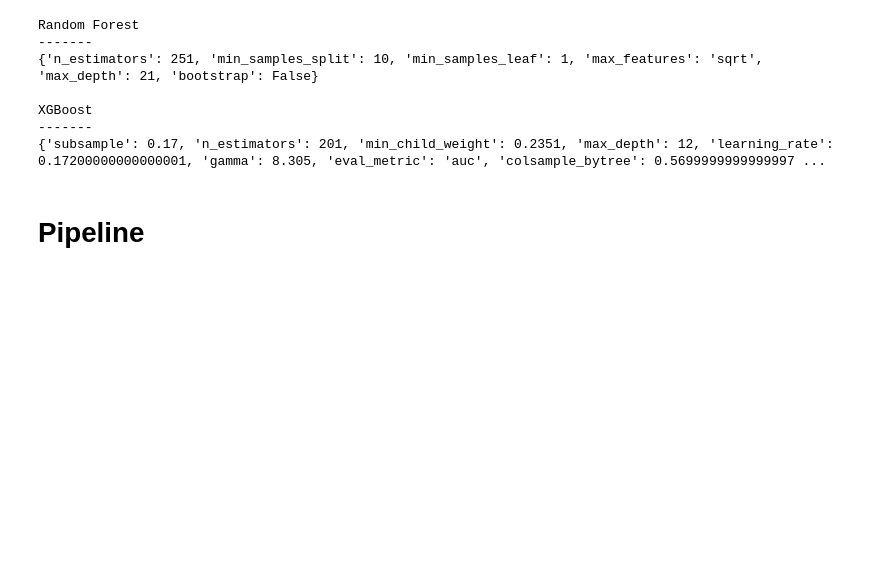
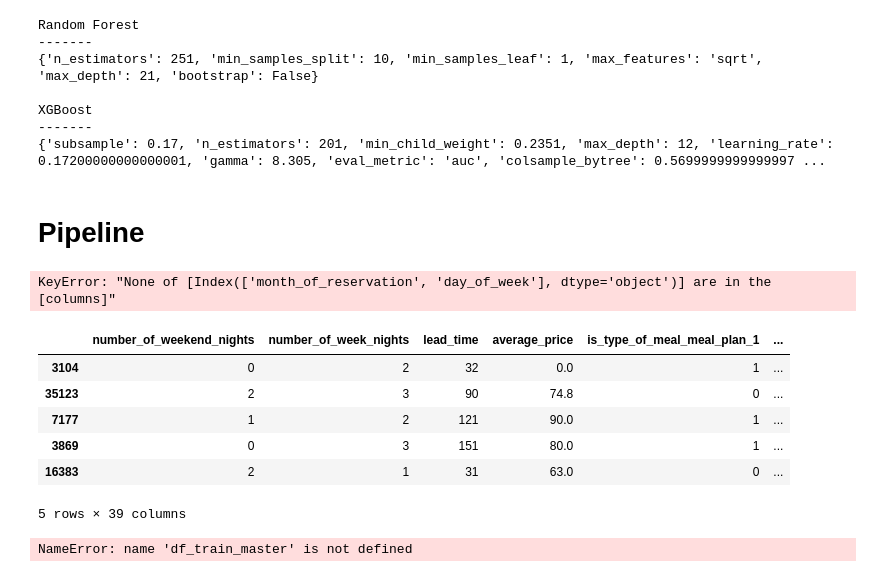
Before and after one commit to Morgan-Sell/no-vacancy, a Jupyter notebook: no_vacancy_eda.ipynb, the cells around one changed output. Saved outputs shown, nothing was run; the diff lists cells and outputs as text; code cells hidden in the pictures; blank space fills up the shorter version.

Commit message:
worked on data process and feature engineering pipeline classes

```diff
--- a/no_vacancy_eda.ipynb
+++ b/no_vacancy_eda.ipynb
@@ -1200,0 +1263,42 @@ class NoVacancyDataProcessing(TransformerMixin):
+# %%
+from sklearn.pipeline import Pipeline
+
+
+
+
+# Instantiate Transfomers
+# Fill N/As
+imputer = CategoricalImputer(
+    imputation_method="frequent",
+    variables=["month_of_reservation", "day_of_week"],
+)
+
+# One-Hot Encode Categorical Features
+categorical_vars_to_ohe_transform = [
+    "type_of_meal",
+    "room_type",
+    "market_segment_type",
+    "month_of_reservation",
+    "day_of_week",
+]
+encoder = OneHotEncoder()
+
+# Prepare transformation class
+numerical_vars_to_transform = [
+    "number_of_weekend_nights",
+    "number_of_week_nights",
+    "lead_time",
+    "average_price",
+]
+
+
+transformer = NoVacancyDataProcessingTransformer(
+    imputer=imputer,
+    numerical_vars=numerical_vars_to_transform,
+    categorical_vars_ohe=categorical_vars_to_ohe_transform,
+    ohe=encoder
+)
+
+transformer.fit(X_train)
+# %% [output]
+KeyError: "None of [Index(['month_of_reservation', 'day_of_week'], dtype='object')] are in the [columns]"
@@ -1200,0 +1307,14 @@ class NoVacancyDataProcessing(TransformerMixin):
+# %%
+X_train.head()
+# %% [output]
+|  | number_of_weekend_nights | number_of_week_nights | lead_time | average_price | is_type_of_meal_meal_plan_1 | ... |
+| 3104 | 0 | 2 | 32 | 0.0 | 1 | ... |
+| 35123 | 2 | 3 | 90 | 74.8 | 0 | ... |
+| 7177 | 1 | 2 | 121 | 90.0 | 1 | ... |
+| 3869 | 0 | 3 | 151 | 80.0 | 1 | ... |
+| 16383 | 2 | 1 | 31 | 63.0 | 0 | ... |
+5 rows × 39 columns
+# %%
+df_train_master.head()
+# %% [output]
+NameError: name 'df_train_master' is not defined
```
Also changed, not shown: parts of 7 cells of this notebook.
